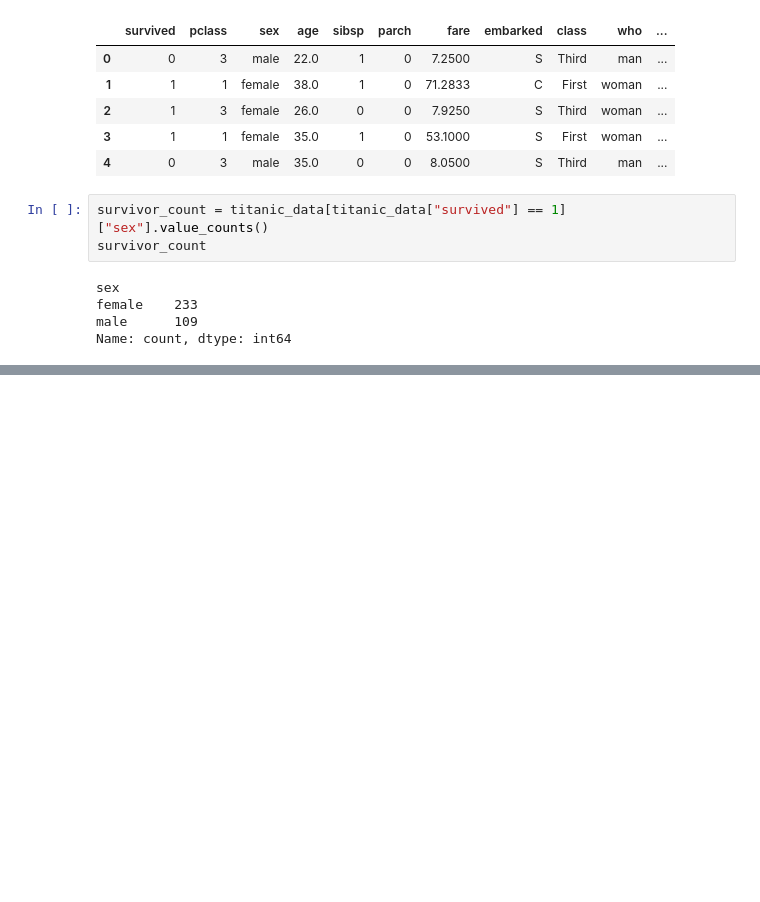
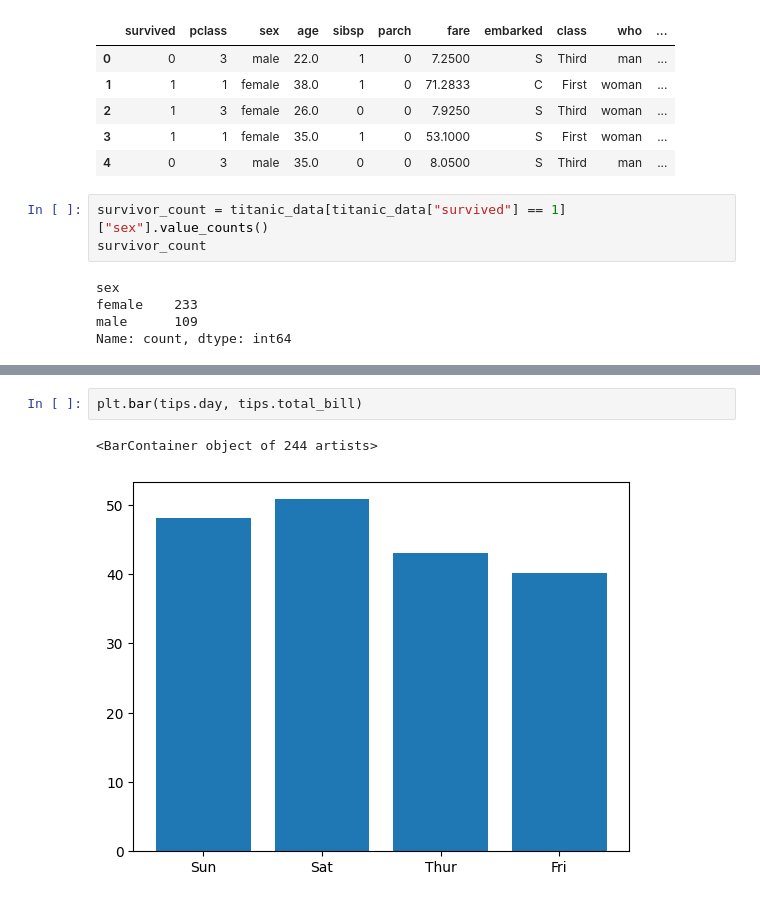
Before and after one commit to Vidush142/Sparta_Training, a Jupyter notebook: Python/Python_Pandas/Pandas_Training.ipynb, the cells around one changed output, grey strips where cells are left out. Saved outputs shown, nothing was run; the diff lists cells and outputs as text; blank space fills up the shorter version.

```diff
--- a/Python/Python_Pandas/Pandas_Training.ipynb
+++ b/Python/Python_Pandas/Pandas_Training.ipynb
@@ -796,0 +834,5 @@ Name: count, dtype: int64
+# %%
+plt.bar(tips.day, tips.total_bill)
+# %% [output]
+<BarContainer object of 244 artists>
+[figure, added]
```
Also changed, not shown: parts of 10 cells of this notebook.
